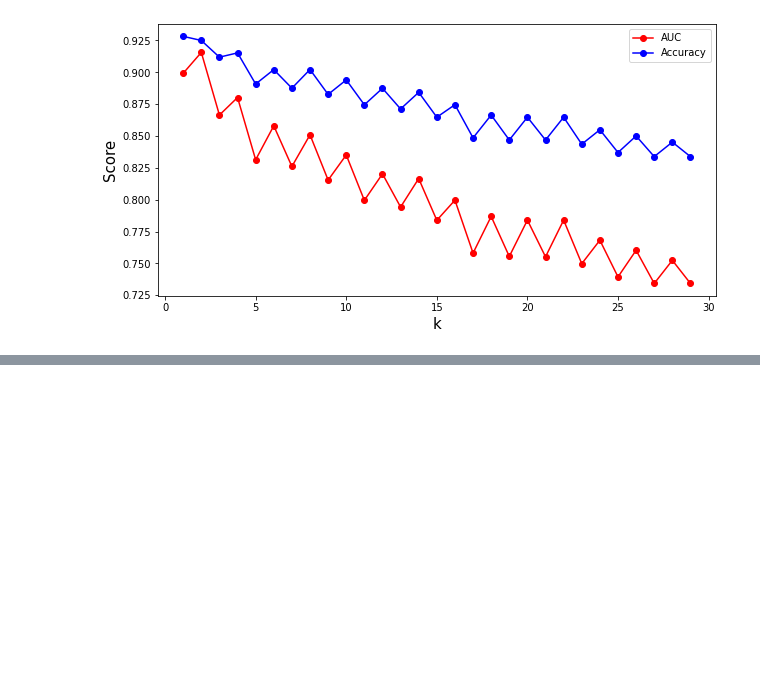
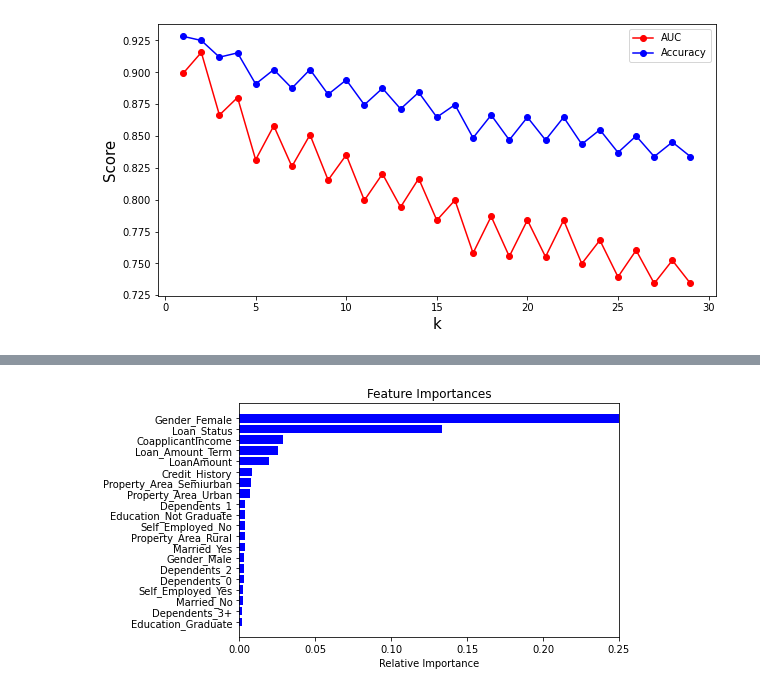
Before and after one commit to mauriciosobrinho/credit-risk-predict, a Jupyter notebook: models/credit-risk-model.ipynb, the cells around one changed output, grey strips where cells are left out. Cells and saved outputs as stored; diff of their text form; code cells hidden in the pictures; blank space fills up the shorter version.

```diff
--- a/models/credit-risk-model.ipynb
+++ b/models/credit-risk-model.ipynb
@@ -403,3 +415,17 @@ plt.show()
 # %% [output]
 Melhor k: 2  AUC: 0.915639680596841
 [figure]
+# %%
+#Selecionando todo o conjunto de treinamento para ajustar o modelo
+#Aplica o modelo no conjunto de teste
+from sklearn.metrics import precision_score, recall_score, accuracy_score, f1_score
+
+model = KNeighborsClassifier(n_neighbors=k, metric = 'euclidean')
+model.fit(x_train,y_train)
+y_pred = model.predict(x_test)
+score = accuracy_score(y_pred, y_test)
+
+print('Accuracy:', accuracy_score(y_test, y_pred))
+print('F1 score:', f1_score(y_test, y_pred, average="macro"))
+print('Precision:', precision_score(y_test, y_pred, average="macro"))
+print('Recall:', recall_score(y_test, y_pred, average="macro"))
@@ -405,0 +585,19 @@ Melhor k: 2  AUC: 0.915639680596841
+# %%
+#Ordenação de atributos por importância no modelo de floresta aleatória
+importances = model.feature_importances_
+attributes = train.columns[1:len(train.columns)]
+indices = np.argsort(importances)
+attributes_rank = []
+for i in indices:
+    attributes_rank.append(attributes[i])
+plt.title('Feature Importances')
+plt.tight_layout()
+plt.barh(range(len(indices)), importances[indices], color='b', align='center')
+plt.yticks(range(len(indices)), attributes_rank, fontsize=10)
+plt.xlabel('Relative Importance',fontsize=10)
+plt.xticks(color='k', size=10)
+plt.yticks(color='k', size=10)
+plt.xlim([0.0, 0.25])
+plt.show()
+# %% [output]
+[figure, added]
```
Also changed, not shown: parts of 48 cells of this notebook, 4 other files.
